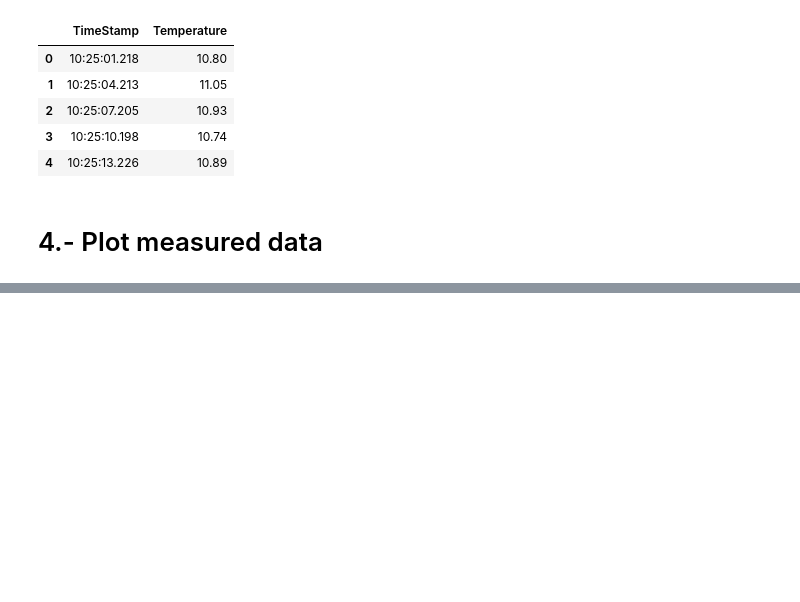
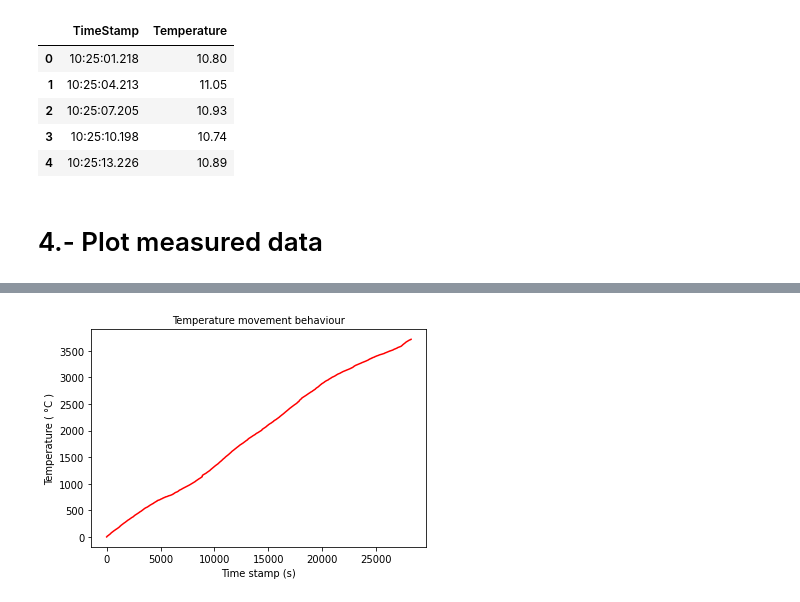
Before and after one commit to EfrenDRF/udgS3IoT, a Jupyter notebook: doc/01_csvAnalysis/tempDataAnalysis.ipynb, the cells around one changed output, grey strips where cells are left out. Cells and saved outputs as stored; diff of their text form; code cells hidden in the pictures; blank space fills up the shorter version.

```diff
--- a/doc/01_csvAnalysis/tempDataAnalysis.ipynb
+++ b/doc/01_csvAnalysis/tempDataAnalysis.ipynb
@@ -94,0 +177,31 @@ plt.show()
+# %%
+################################################################################
+# compute_pathLenght
+################################################################################
+def compute_pathLenght( aMeasuredVar  ):
+  """
+  Arguments:
+        aMeasuredVar: np.array  - Array Measured Variable (rows = n, columns = 1)
+
+  Returns:
+        aPathLen: np.array  - Path Lenght numpy array size(rows = n, columns = 1)
+
+  See:
+        https://docs.scipy.org/doc/scipy/reference/generated/scipy.spatial.distance.euclidean.html
+  """
+  disEuclidean = np.array([ distance.euclidean( aMeasuredVar[ i - 1 ], aMeasuredVar[ i ] )
+                            for i in range( 1, aMeasuredVar.shape[ 0 ] ) ])
+  aPathLen = np.cumsum( disEuclidean )
+
+  return aPathLen
+# %%
+tempPathLen = compute_pathLenght( tempData_df.Temperature.values )
+# %%
+# Plots temperature
+plt.plot(  np.arange( len( tempPathLen ) ), tempPathLen, color = 'red' )
+plt.title( f'Temperature movement behaviour', fontsize = 10 )
+plt.ylabel( 'Temperature ( °C )' )
+plt.xlabel( 'Time stamp (s)' )
+plt.show()
+# %% [output]
+[figure, added]
```
Also changed, not shown: parts of 13 cells of this notebook.
